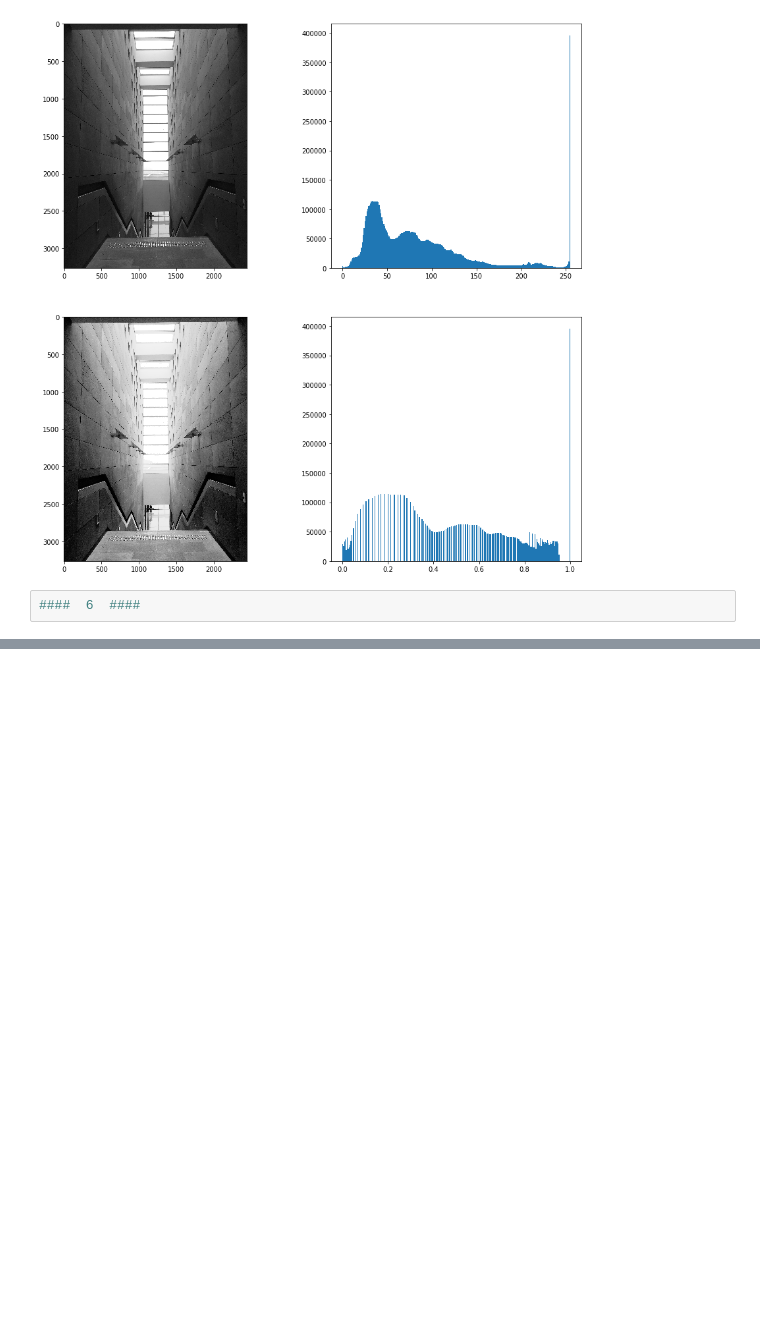
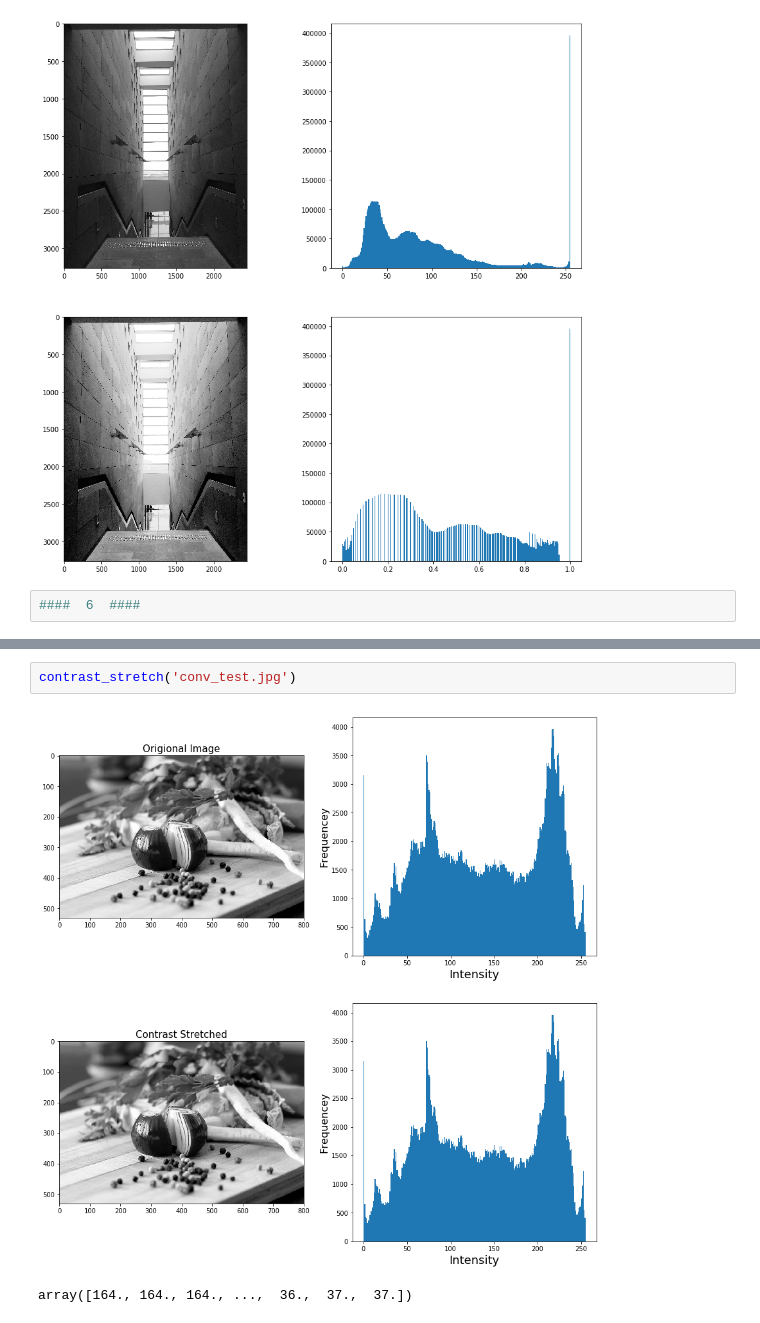
Before and after one commit to neezcha/483H2, a Jupyter notebook: 483h2.ipynb, the cells around one changed output, grey strips where cells are left out. Cells and saved outputs as stored; diff of their text form; blank space fills up the shorter version.

```diff
--- a/483h2.ipynb
+++ b/483h2.ipynb
@@ -98,0 +180,5 @@ wallHist = my_hist_equalization('wall_gray.jpg', 256)
+# %%
+contrast_stretch('conv_test.jpg')
+# %% [output]
+[figure, added]
+array([164., 164., 164., ...,  36.,  37.,  37.])
```
Also changed, not shown: parts of 5 cells of this notebook.
